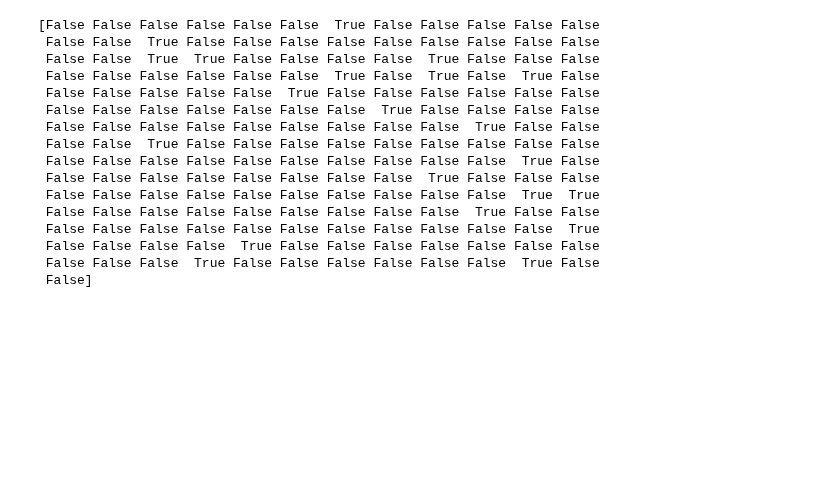
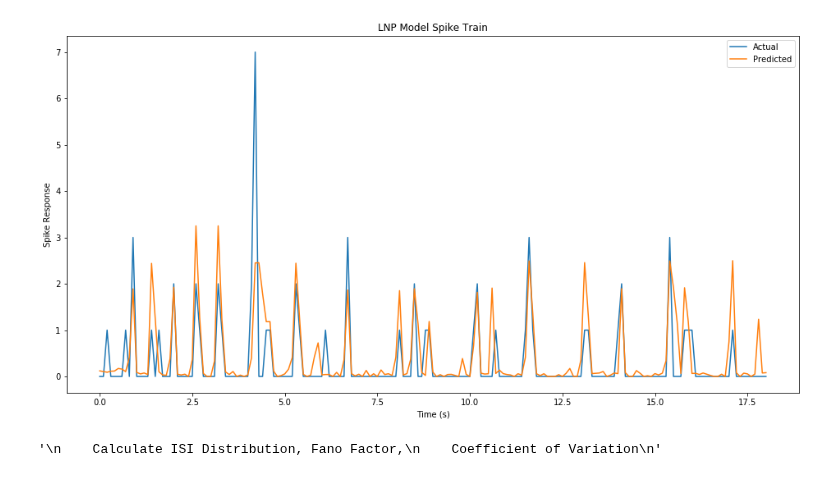
Before and after one commit to vanandrew/BME572, a Jupyter notebook: HW1/Problem4.ipynb, the cells around one changed output. Cells and saved outputs as stored; diff of their text form; code cells hidden in the pictures; blank space fills up the shorter version.

```diff
--- a/HW1/Problem4.ipynb
+++ b/HW1/Problem4.ipynb
@@ -119,7 +119,7 @@ filter_output = filter_output[idx]
 R_sort = R_model[idx]
 gbins = []
 firerate = []
-pts = 5 # do every 5 points
+pts = 10 # do every 10 points
 # Average r and g across bin, we also round to the nearest integer
 for p in range(int(filter_output.shape[0]/pts)):
     gbins.append(np.mean(filter_output[p*pts:(p+1)*pts]))
@@ -146,33 +146,41 @@ LN_model = nonlin(np.matmul(S,W))
 # %%
 """
     Create a spike train using inhomogenous Poisson process
 """
 
 # Calculate lambda max
 lambda_max = np.max(LN_model)
 
-# Calculate lambda ratios
-lambda_ratio = LN_model/lambda_max
+n = 1000
+LNP_spike_train = np.zeros((LN_model.shape[0],n))
+for i in range(n):
+    # Calculate lambda ratios
+    lambda_ratio = LN_model/lambda_max
 
-# Generate uniform random numbers
-urand = np.random.rand(*LN_model.shape)
+    # Calculate uniform distribution
+    urand = np.random.rand(*LN_model.shape)
 
-# Find where less than ratio
-print(urand < lambda_ratio)
+    # Calculate Spike Train
+    LNP_spike_train[:,i] = urand < lambda_ratio
+
+LNP_model = np.mean(LNP_spike_train,axis=1)*lambda_max
+
+plt.figure(figsize=(16,8))
+plt.plot(time, R_test, label='Actual')
+plt.plot(time, LNP_model, label='Predicted')
+plt.title('LNP Model Spike Train')
+plt.xlabel('Time (s)')
+plt.ylabel('Spike Response')
+plt.legend()
+plt.show()
 # %% [output]
-[False False False False False False  True False False False False False
- False False  True False False False False False False False False False
- False False  True  True False False False False  True False False False
- False False False False False False  True False  True False  True False
- False False False False False  True False False False False False False
- False False False False False False False  True False False False False
- False False False False False False False False False  True False False
- False False  True False False False False False False False False False
- False False False False False False False False False False  True False
- False False False False False False False False  True False False False
- False False False False False False False False False False  True  True
- False False False False False False False False False  True False False
- False False False False False False False False False False False  True
- False False False False  True False False False False False False False
- False False False  True False False False False False False  True False
- False]
+[figure, added]
+# %%
+"""
+    Calculate ISI Distribution, Fano Factor,
+    Coefficient of Variation
+"""
+
+# Fano Factor
+# %% [output]
+'\n    Calculate ISI Distribution, Fano Factor,\n    Coefficient of Variation\n'
```
Also changed, not shown: 2 other files.
